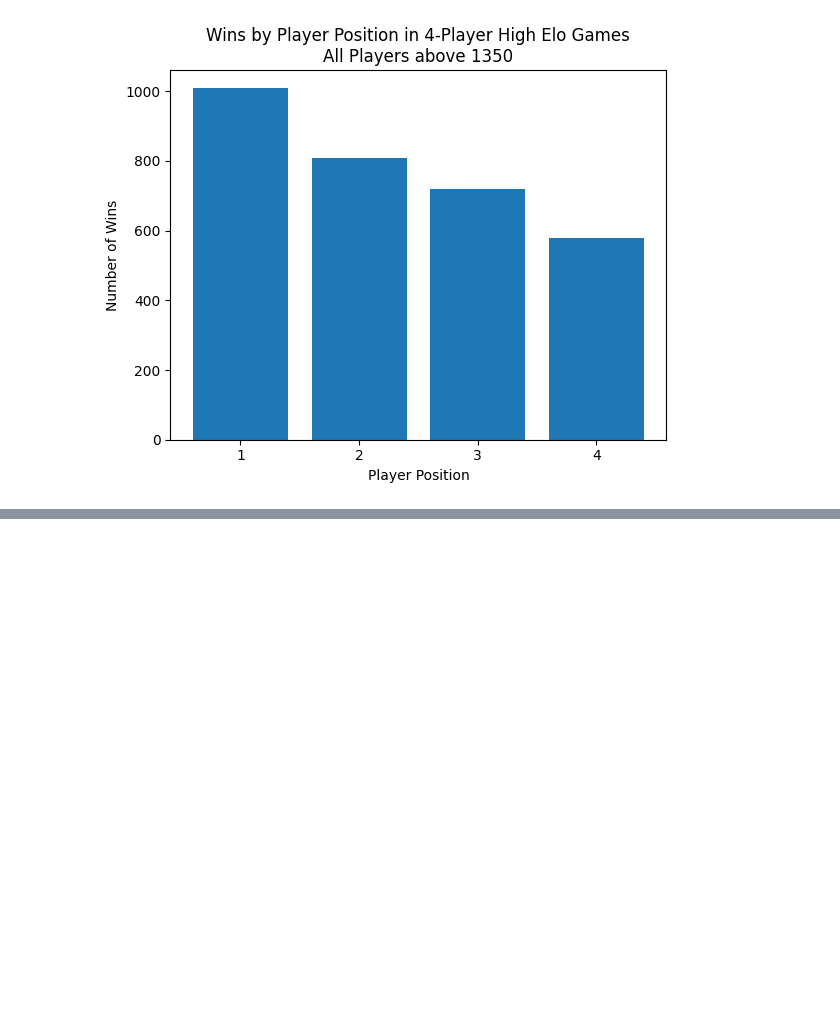
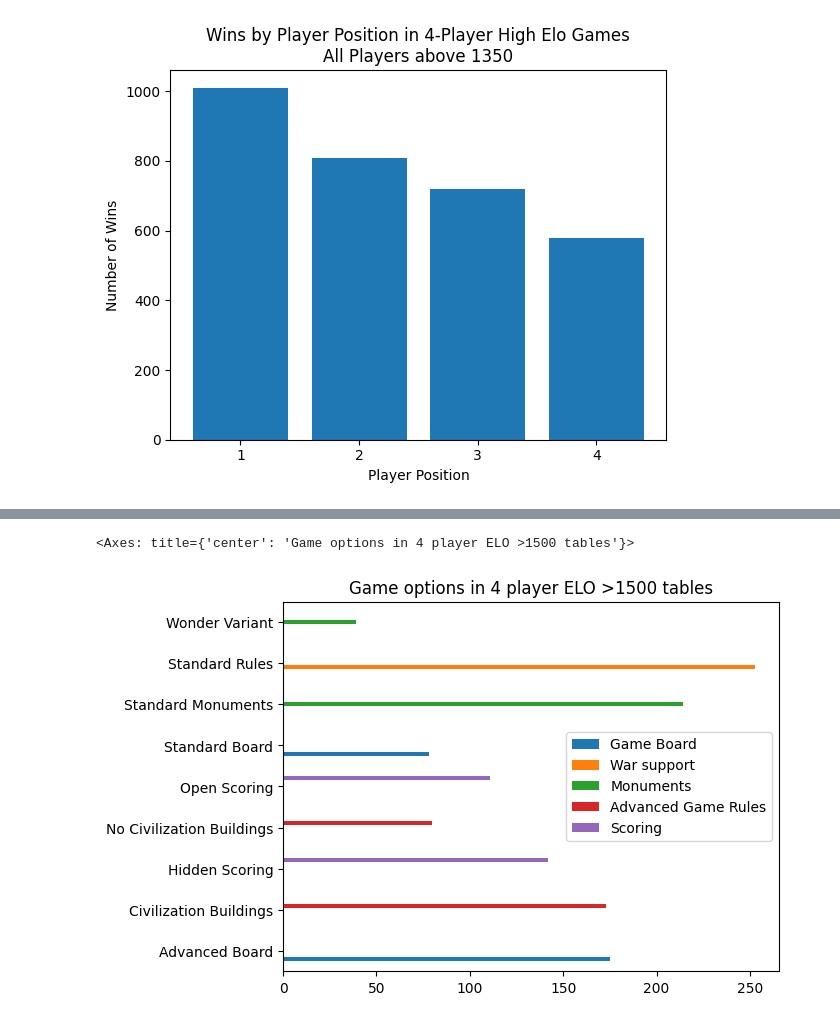
Before and after one commit to utecht/bga_te_stats, a Jupyter notebook: notebook/player_advantage.ipynb, the cells around one changed output, grey strips where cells are left out. Saved outputs shown, nothing was run; the diff lists cells and outputs as text; code cells hidden in the pictures; blank space fills up the shorter version.

```diff
--- a/notebook/player_advantage.ipynb
+++ b/notebook/player_advantage.ipynb
@@ -58,0 +82,9 @@ There are 3220 high ELO 4-player games in the dataset out of 20439 total games
+# %%
+four_player_games = games_df[games_df['players'].apply(lambda x: len(x)) == 4]
+high_elo_four = four_player_games[four_player_games['players'].apply(lambda x: all_players_above(x, 1500))]
+game_options = pd.json_normalize(high_elo_four['options'])
+game_options.drop(columns=["Game speed", "Time allotted to each player", "Playing hours", "Game mode"], inplace=True)
+game_options.apply(pd.Series.value_counts).plot.barh(rot=0, title="Game options in 4 player ELO >1500 tables")
+# %% [output]
+<Axes: title={'center': 'Game options in 4 player ELO >1500 tables'}>
+[figure, added]
```
Also changed, not shown: parts of 10 cells of this notebook.
